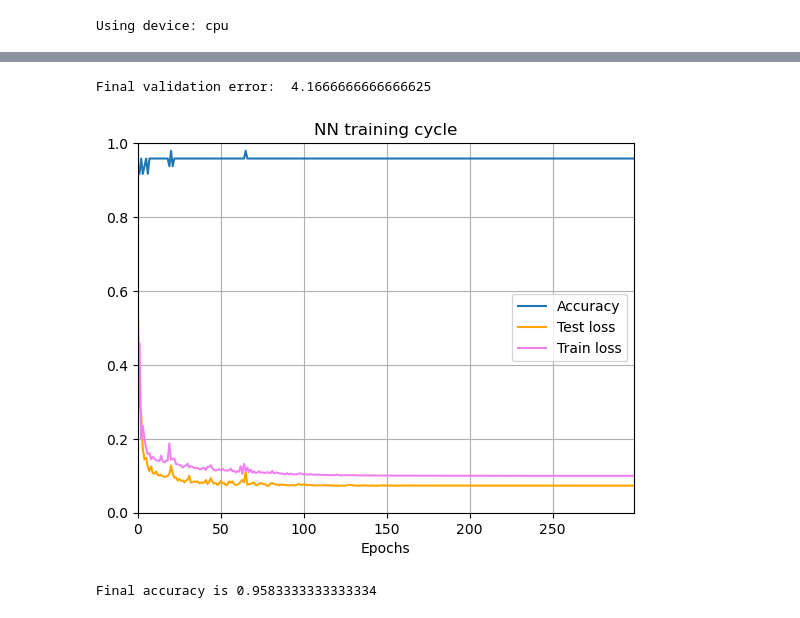
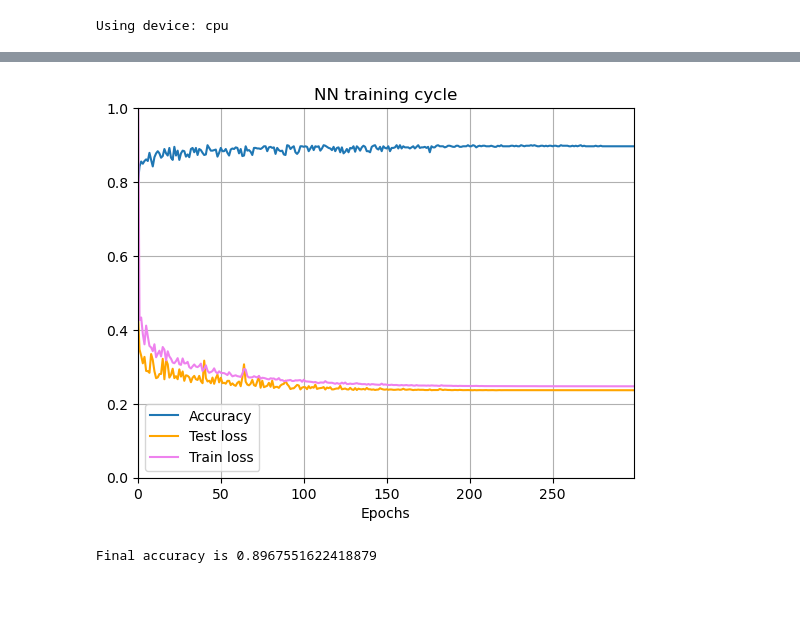
Before and after one commit to EmmaAlexander/mphys-moon, a Jupyter notebook: Code/moon_visibility_NN.ipynb, the cells around one changed output, grey strips where cells are left out. Drawn from its saved outputs; the diff is of its cells as text; code cells hidden in the pictures.

```diff
--- a/Code/moon_visibility_NN.ipynb
+++ b/Code/moon_visibility_NN.ipynb
@@ -200,34 +172,0 @@ def test(model, testloader, device):
-# %%
-# #anna method
-result_arr=[]
-_bestacc = 0.
-quiet = True
-result_arr = np.zeros((num_epochs,4))
-
-for epoch in range(num_epochs):  # loop over the dataset multiple times
-
-    train_loss = train(model, train_loader, optimizer, device)
-    test_loss, accuracy = test(model, test_loader, device)
-
-    scheduler.step(test_loss)
-
-    # check early stopping criteria:
-    #if early_stopping and accuracy>_bestacc:
-    #    _bestacc = accuracy
-    #    torch.save(model.state_dict(), modfile)
-    #    best_acc = accuracy
-    #    best_epoch = epoch
-
-    # create output row:
-    results = [epoch, train_loss, test_loss, accuracy]
-
-    result_arr[epoch] = results
-    if not quiet:
-        print('Epoch: {}, Validation Loss: {:4f}, Validation Accuracy: {:4f}'.format(epoch, test_loss, accuracy))
-        print('Current learning rate is: {}'.format(optimizer.param_groups[0]['lr']))
-
-print("Final validation error: ",100.*(1 - accuracy))
-#if early_stopping:
-#    print("Best validation error: ",100.*(1 - best_acc)," @ epoch: "+str(best_epoch))r    result_arr
-# %% [output]
-Final validation error:  4.1666666666666625
@@ -236,19 +218,21 @@ Final validation error:  4.1666666666666625
+# %%
+result_arr1 = run_func()
 # %%
 #print(result_arr)
 #plt.fig()
-plt.plot(result_arr[:,0],result_arr[:,3],linestyle='-', label='Accuracy')
-plt.plot(result_arr[:,0],result_arr[:,2],linestyle='-', c='orange',label='Test loss')
-plt.plot(result_arr[:,0],result_arr[:,1],linestyle='-', c='violet',label='Train loss')
+plt.plot(result_arr1[:,0],result_arr1[:,3],linestyle='-', label='Accuracy')
+plt.plot(result_arr1[:,0],result_arr1[:,2],linestyle='-', c='orange',label='Test loss')
+plt.plot(result_arr1[:,0],result_arr1[:,1],linestyle='-', c='violet',label='Train loss')
 plt.ylim(0,1)
 plt.xlim(0,num_epochs-1)
 plt.title('NN training cycle')
 plt.xlabel('Epochs')
 plt.grid()
 plt.legend()
 plt.show()
 # %% [output]
-[figure, old version]
+[figure, new version]
 # %%
-print(r'Final accuracy is {}'.format(result_arr[-1,3]))
+print(r'Final accuracy is {}'.format(result_arr1[-1,3]))
 # %% [output]
-Final accuracy is 0.9583333333333334
+Final accuracy is 0.8967551622418879
```
Also changed, not shown: parts of 22 cells of this notebook, 11 other files.
